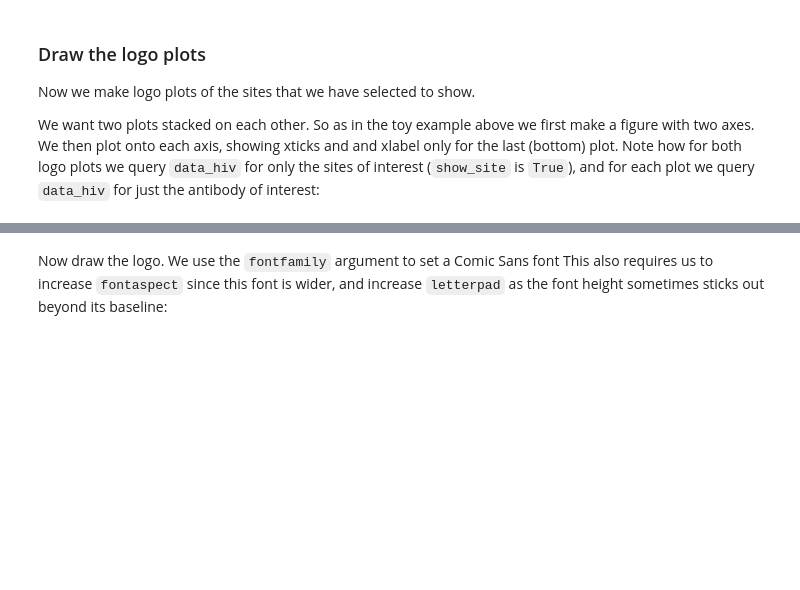
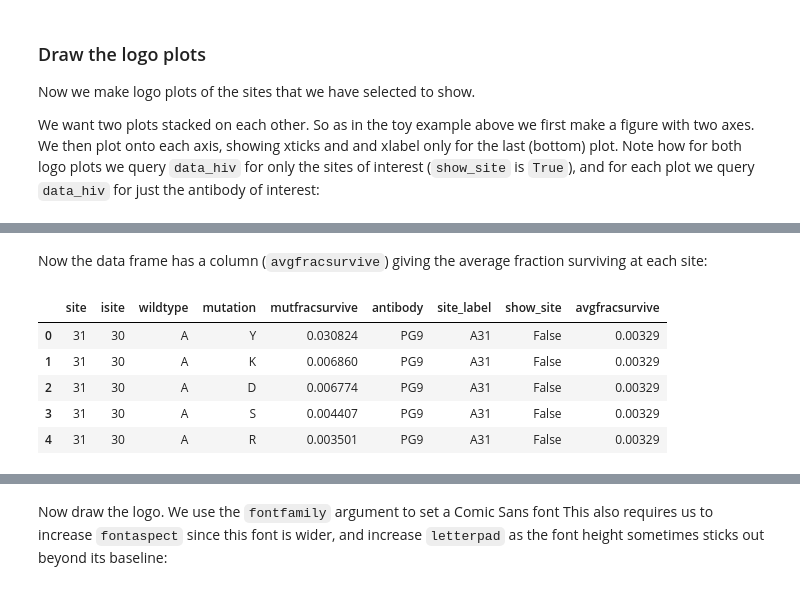
Before and after one commit to jbloomlab/dmslogo, a Jupyter notebook: example.ipynb, the cells around one changed output, grey strips where cells are left out. Saved outputs shown, nothing was run; the diff lists cells and outputs as text; code cells hidden in the pictures; blank space fills up the shorter version.

```diff
--- a/example.ipynb
+++ b/example.ipynb
@@ -344,0 +361,11 @@ for i, antibody in enumerate(antibodies):
+# %% [markdown]
+Now the data frame has a column (`avgfracsurvive`) giving the average fraction surviving at each site:
+# %%
+data_hiv.head(n=5)
+# %% [output]
+|  | site | isite | wildtype | mutation | mutfracsurvive | antibody | site_label | show_site | avgfracsurvive |
+| 0 | 31 | 30 | A | Y | 0.030824 | PG9 | A31 | False | 0.00329 |
+| 1 | 31 | 30 | A | K | 0.006860 | PG9 | A31 | False | 0.00329 |
+| 2 | 31 | 30 | A | D | 0.006774 | PG9 | A31 | False | 0.00329 |
+| 3 | 31 | 30 | A | S | 0.004407 | PG9 | A31 | False | 0.00329 |
+| 4 | 31 | 30 | A | R | 0.003501 | PG9 | A31 | False | 0.00329 |
```
Also changed, not shown: parts of 18 cells of this notebook, 2 other files.
